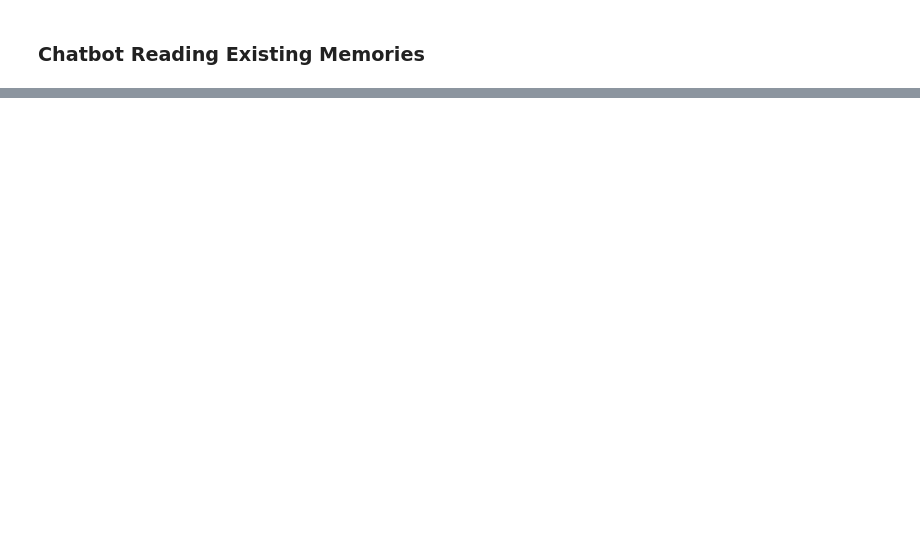
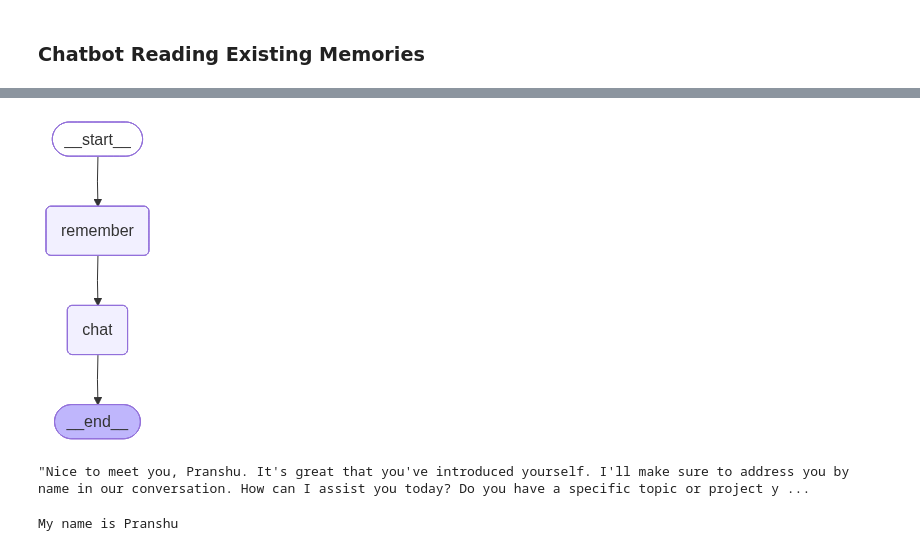
Before and after one commit to PranshuSama/LangGraph, a Jupyter notebook: memory_in_llm/7_ltm_implementation.ipynb, the cells around one changed output, grey strips where cells are left out. Drawn from its saved outputs; the diff is of its cells as text; code cells hidden in the pictures; blank space fills up the shorter version.

```diff
--- a/memory_in_llm/7_ltm_implementation.ipynb
+++ b/memory_in_llm/7_ltm_implementation.ipynb
@@ -62,0 +414,8 @@ SyntaxError: incomplete input (767907319.py, line 4)
+# %%
+class MemoryItem(BaseModel):
+    text: str = Field(description="Atomic user memory")
+    is_new: bool = Field(description="True if new, false if duplicate")
+# %%
+class MemoryDecision(BaseModel):
+    should_write: bool
+    memories: List[MemoryItem] = Field(default_factory=list)
@@ -62,0 +466,38 @@ SyntaxError: incomplete input (767907319.py, line 4)
+# %%
+# ----------------------------
+# 5) Node 2: chat
+# ----------------------------
+chat_llm = ChatGroq(model="llama-3.3-70b-versatile")
+# %%
+def chat_node(state: MessagesState, config: RunnableConfig, *, store: BaseStore):
+    user_id = config["configurable"]["user_id"]
+    ns = ("user", user_id, "details")
+
+    items = store.search(ns)
+    user_details = "\n".join(it.value["data"] for it in items) if items else ""
+
+    system_msg = SystemMessage(
+        content=SYSTEM_PROMPT_TEMPLATE.format(
+            user_details_content=user_details or "(empty)"
+        )
+    )
+
+    response = chat_llm.invoke([system_msg] + state["messages"])
+    return {"messages": [response]}
+# %%
+# ----------------------------
+# 6) Graph
+# ----------------------------
+builder = StateGraph(MessagesState)
+builder.add_node("remember", remember_node)
+builder.add_node("chat", chat_node)
+
+builder.add_edge(START, "remember")
+builder.add_edge("remember", "chat")
+builder.add_edge("chat", END)
+
+graph = builder.compile(store=store)
+
+graph
+# %% [output]
+[figure, added]
@@ -62,0 +509,10 @@ SyntaxError: incomplete input (767907319.py, line 4)
+# %%
+result = graph.invoke({"messages": [{"role": "user", "content": "Hi, my name is Pranshu"}]}, config)
+result['messages'][-1].content
+# %% [output]
+"Nice to meet you, Pranshu. It's great that you've introduced yourself. I'll make sure to address you by name in our conversation. How can I assist you today? Do you have a specific topic or project y ...
+# %%
+for it in store.search(("user", "u1", "details")):
+    print(it.value["data"])
+# %% [output]
+My name is Pranshu
```
Also changed, not shown: parts of 44 cells of this notebook.
